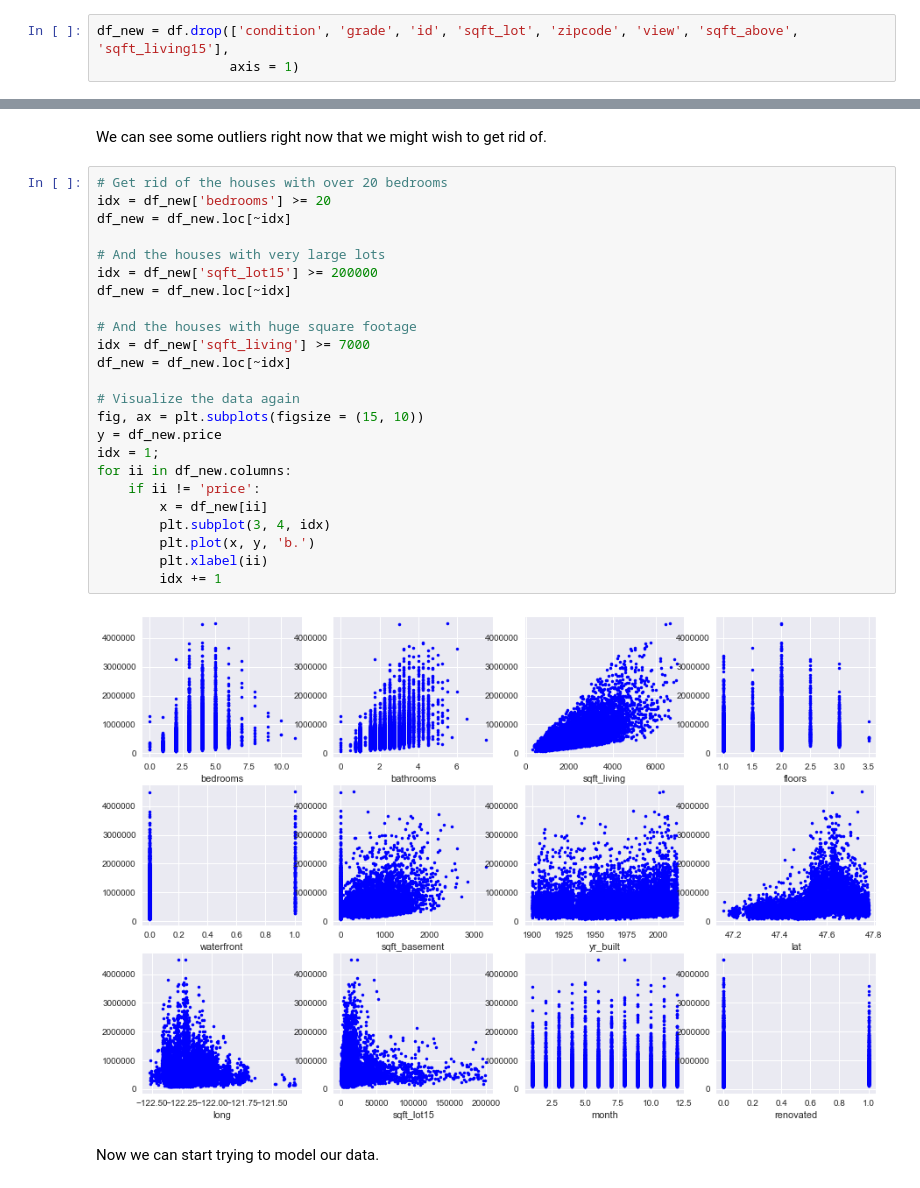
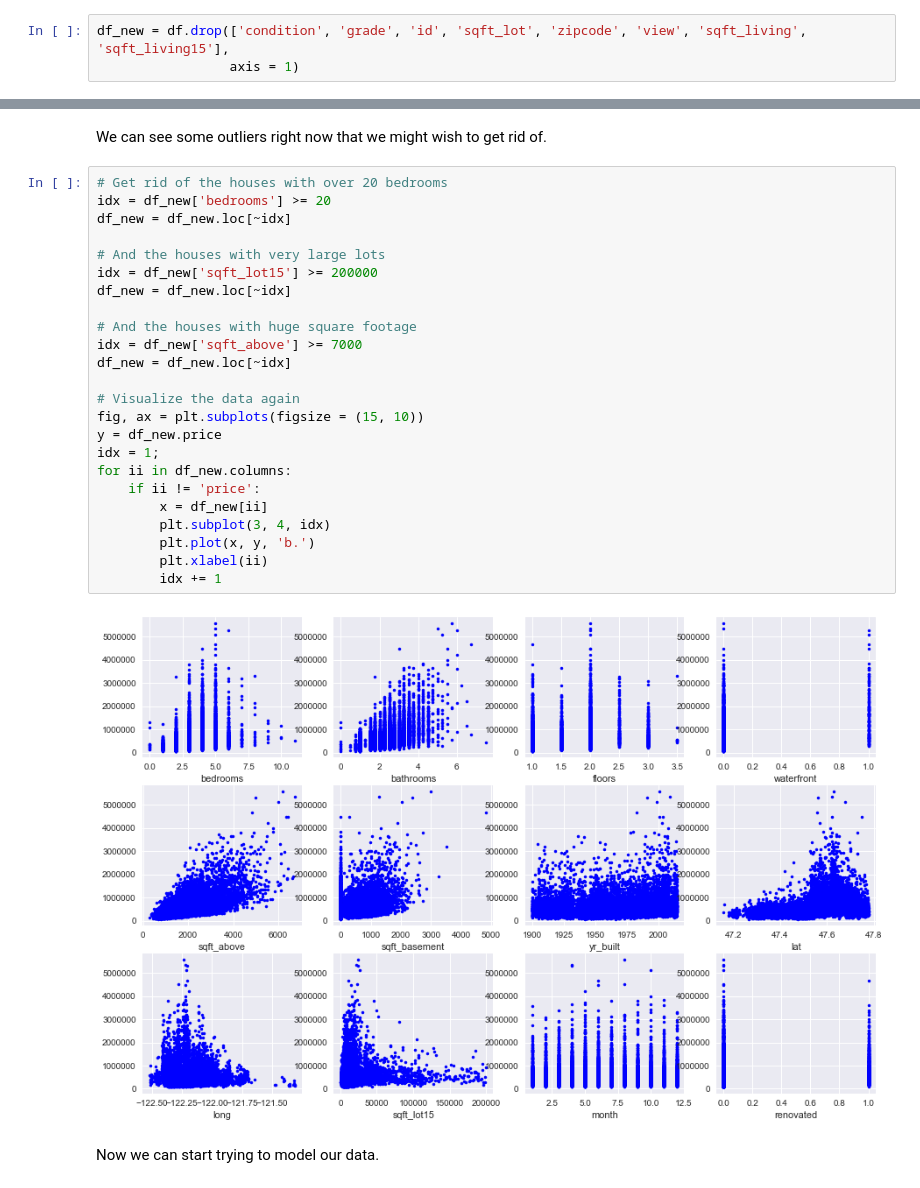
Before and after one commit to ryanpeabody/Amne_avm, a Jupyter notebook: Code/amne_data_exploration_peabody.ipynb, the cells around one changed output, grey strips where cells are left out. Cells and saved outputs as stored; diff of their text form.

```diff
--- a/Code/amne_data_exploration_peabody.ipynb
+++ b/Code/amne_data_exploration_peabody.ipynb
@@ -45,7 +45,7 @@ Index(['id', 'date', 'price', 'bedrooms', 'bathrooms', 'sqft_living',
 # %% [markdown]
 Okay, so it looks like we have some data that can be generalizable to our model, and some that can't. King County provides "condition" and "grade" data. Those might be something that we can include at a later date, but right now our goal is to predict housing price given information from our users. Condition is not something we are going to trust them on. Similarly, home ID is not of interest to us. The variable 'sqft_lot15' gives the total lot size in 2015, making the original lot size a little redundant. Also, we have lat and lon, so we can get rid of zipcode. And while a house being viewed or not might affect price, it is not really useful for the product we are trying to build right now. Also, square footage usually does not include the basement, so we can get rid of total square footage in favor of the "sqft_above" variable, which only includes non-basement rooms.
 # %%
-df_new = df.drop(['condition', 'grade', 'id', 'sqft_lot', 'zipcode', 'view', 'sqft_above', 'sqft_living15'],
+df_new = df.drop(['condition', 'grade', 'id', 'sqft_lot', 'zipcode', 'view', 'sqft_living', 'sqft_living15'],
                  axis = 1)
 # %% [markdown]
 There are a couple of instances where a home's listed renovation year is more recent its sale year. Renovations might have changed the lot size and living room size, so we drop those cases.
@@ -121,29 +121,29 @@ We can see some outliers right now that we might wish to get rid of.
 # %%
 # Get rid of the houses with over 20 bedrooms
 idx = df_new['bedrooms'] >= 20
 df_new = df_new.loc[~idx]
 
 # And the houses with very large lots
 idx = df_new['sqft_lot15'] >= 200000
 df_new = df_new.loc[~idx]
 
 # And the houses with huge square footage
-idx = df_new['sqft_living'] >= 7000
+idx = df_new['sqft_above'] >= 7000
 df_new = df_new.loc[~idx]
 
 # Visualize the data again
 fig, ax = plt.subplots(figsize = (15, 10))
 y = df_new.price
 idx = 1;
 for ii in df_new.columns:
     if ii != 'price':
         x = df_new[ii]
         plt.subplot(3, 4, idx)
         plt.plot(x, y, 'b.')
         plt.xlabel(ii)
         idx += 1
 # %% [output]
-[figure, old version]
+[figure, new version]
 # %% [markdown]
 Now we can start trying to model our data.
 # %%
```
Also changed, not shown: parts of 8 cells of this notebook, 1 other file.
